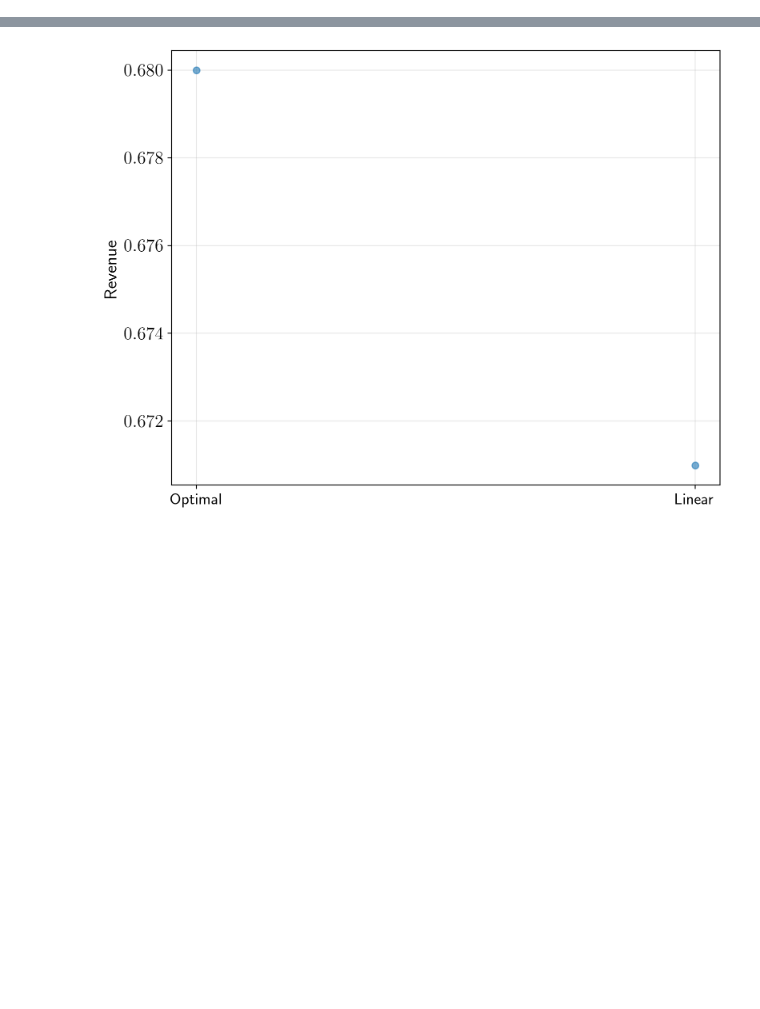
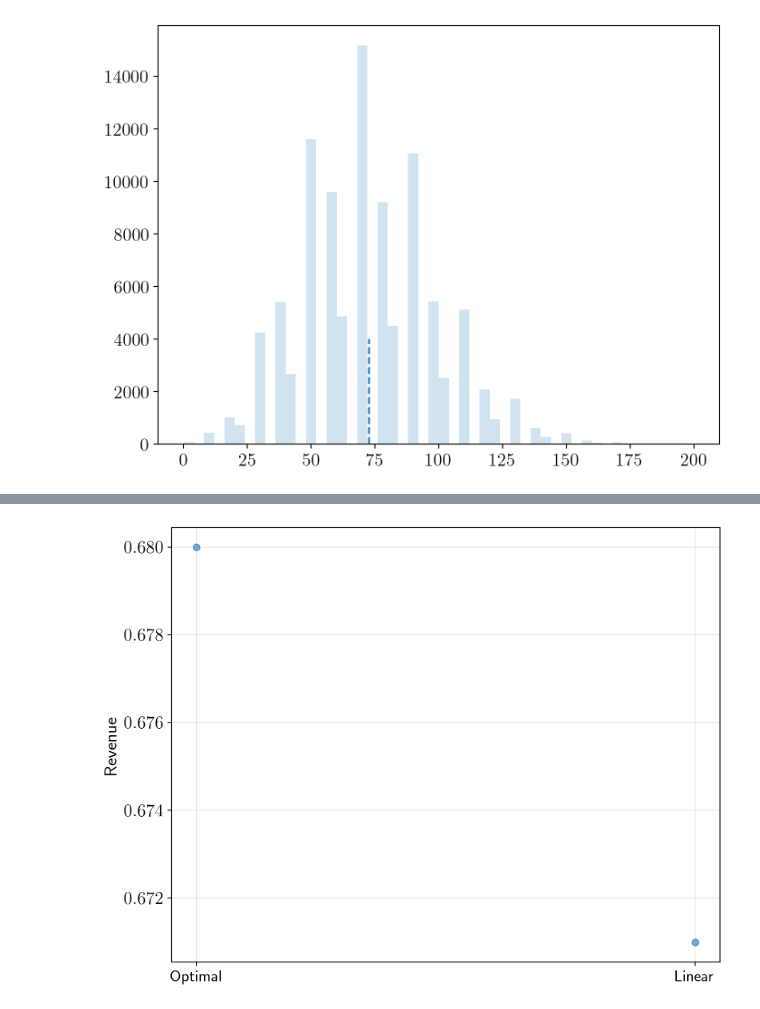
Before and after one commit to leonardobaggiani/amm-fees, a Jupyter notebook: simulations-and-comparisons.ipynb, the cells around one changed output, grey strips where cells are left out. Saved outputs shown, nothing was run; the diff lists cells and outputs as text; code cells hidden in the pictures; blank space fills up the shorter version.

```diff
--- a/CashProcessAMM.ipynb
+++ b/simulations-and-comparisons.ipynb
@@ -37,8 +43,7 @@ y_grid = np.array([i for i in range(980,1021)])
 # %%
 import pickle
 
-params = { "int_sell": 1., "int_buy": 1., "kappa": 1, "oracleprice": 100., "depth": depth, "y_grid": y_grid, "y_0": y_0, "T": 1., "pen_const": 0.,}
-
-with open("src/params.pkl", "wb") as f:pickle.dump(params,f)
+with open('src/params.pkl', 'rb') as f:
+    params = pickle.load(f)
 # %%
 AMM = utils.AMM(**params)
@@ -46,0 +50,34 @@ num_exp = 10000
+# %%
+T= 1
+dt = 0.01
+Nt = int(T / dt)  # Number of time steps
+time = np.linspace(0, T, Nt+1)
+num_simulations = 100_000
+
+cash = np.zeros((num_simulations))
+n_sell_order = np.zeros((num_simulations))
+n_buy_order = np.zeros((num_simulations))
+idx_quantity = (np.ones((num_simulations))*[len(AMM.y_grid) // 2]).astype(int)
+stoch_int_sell = np.zeros((num_simulations))
+stoch_int_buy = np.zeros((num_simulations))
+for t in time:
+    indicator_plus = ((idx_quantity+1)<len(AMM.y_grid))
+    indicator_minus = ((idx_quantity-1)>=0)
+    alpha, beta = AMM._calculate_fees_t(t)
+    stoch_int_sell = AMM.int_sell * np.exp( AMM.kappa * ((1 - alpha[idx_quantity]) * (AMM.level_fct(AMM.y_grid[idx_quantity]) - AMM.level_fct(AMM.y_grid[idx_quantity+1])) - AMM.oracleprice * AMM.delta_sell(AMM.y_grid, idx_quantity)) ) * indicator_plus
+    stoch_int_buy = AMM.int_buy * np.exp( -AMM.kappa * ((1 + beta[idx_quantity]) * (AMM.level_fct(AMM.y_grid[idx_quantity-1]) - AMM.level_fct(AMM.y_grid[idx_quantity])) - AMM.oracleprice * AMM.delta_buy(AMM.y_grid, idx_quantity) ) ) * indicator_minus
+
+    sell_order, buy_order = AMM.get_arrival(stoch_int_sell,stoch_int_buy,num_simulations, dt)
+
+    cash += (alpha[idx_quantity] * (AMM.level_fct(AMM.y_grid[idx_quantity]) - AMM.level_fct(AMM.y_grid[idx_quantity+1])) * sell_order.astype(int)) * indicator_plus \
+                + ( beta[idx_quantity] * (AMM.level_fct(AMM.y_grid[idx_quantity-1]) - AMM.level_fct(AMM.y_grid[idx_quantity])) * buy_order.astype(int) ) * indicator_minus
+
+    idx_quantity += (sell_order.astype(int) ) *indicator_plus  - (buy_order.astype(int)) * indicator_minus
+    n_sell_order += sell_order * indicator_plus
+    n_buy_order += buy_order * indicator_minus
+# %%
+plt.hist(cash, bins = 50, alpha = 0.2, color = 'tab:blue')
+plt.vlines(x = np.mean(cash), ymin=0,ymax=4000, color='tab:blue', linestyles='--')
+plt.show()
+# %% [output]
+[figure, added]
```
Also changed, not shown: parts of 9 cells of this notebook, 1 other file.
